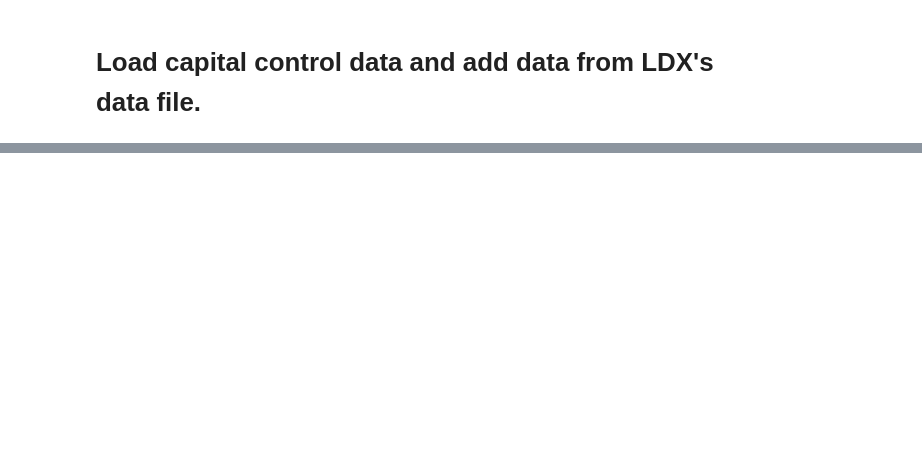
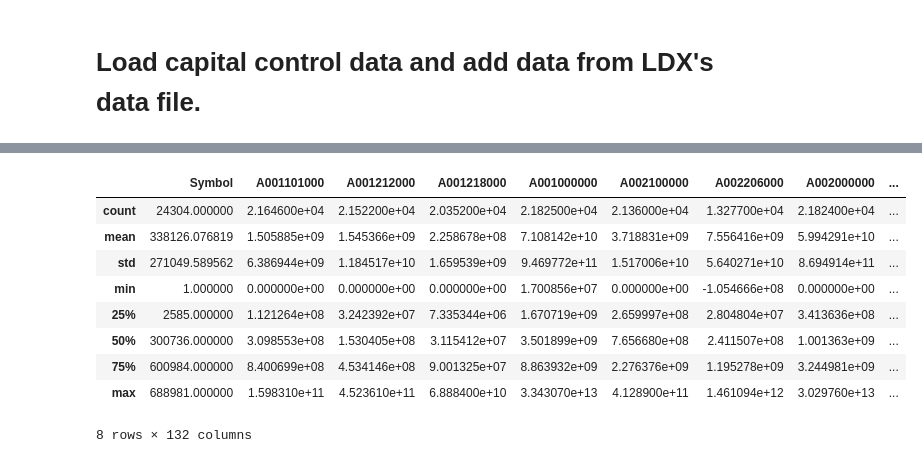
Before and after one commit to wangyouan/CapitalControl, a Jupyter notebook: Notebook/ConstructCapitalControlData.ipynb, the cells around one changed output, grey strips where cells are left out. Saved outputs shown, nothing was run; the diff lists cells and outputs as text; code cells hidden in the pictures; blank space fills up the shorter version.

```diff
--- a/Notebook/ConstructCapitalControlData.ipynb
+++ b/Notebook/ConstructCapitalControlData.ipynb
@@ -27,0 +53,33 @@ ldy_df.to_pickle(os.path.join(const.TEMP_PATH, '20240905_ldy_china_data.pkl'))
+# %%
+for key in ['bsize', 'totalassets', 'firmage', 'fixedassets', 'listage']:
+    ldy_df[f'ln_{key}'] = np.log(ldy_df[key] + 2)
+
+ldy_df.sort_values(by=['Symbol', 'Year'], ascending=True, inplace=True)
+ldy_df['lagged_at'] = ldy_df.groupby('Symbol')['totalassets'].shift(1)
+ldy_df['sale_diff'] = ldy_df.groupby('Symbol')['sales'].diff(1)
+ldy_df['sale_growth'] = ldy_df['sale_diff'] / ldy_df['lagged_at']
+ldy_df['fix_at'] = ldy_df['fixedassets'] / ldy_df['lagged_at']
+ldy_df['salecost_at'] = ldy_df['cost'] / ldy_df['lagged_at']
+ldy_df['rev_at'] = ldy_df['revenue'] / ldy_df['lagged_at']
+
+ldy_df.replace([np.inf, -np.inf], np.nan, inplace=True)
+
+for key in ['zscore', 'tbq3', 'mb', 'incometaxtate', 'tbq2', 'roa', 'growth', 'tbq1', 'lev', 'tbq4', 'sale_growth', 'fix_at', 'salecost_at', 'rev_at']:
+    ldy_df.loc[ldy_df[key].notnull(), key] = winsorize(ldy_df[key].dropna(), limits=(0.01, 0.01))
+# %%
+reg_df: DataFrame = pd.read_stata(os.path.join(const.OUTPUT_PATH, '20240820_cc_reg_data.dta'))
+set(reg_df.keys()).intersection(set(ldy_df.keys()))
+# %%
+reg_df2: DataFrame = reg_df.merge(ldy_df, on=['Symbol', 'Year'], how='left')
+reg_df2.describe()
+# %% [output]
+|  | Symbol | A001101000 | A001212000 | A001218000 | A001000000 | A002100000 | A002206000 | A002000000 | ... |
+| count | 24304.000000 | 2.164600e+04 | 2.152200e+04 | 2.035200e+04 | 2.182500e+04 | 2.136000e+04 | 1.327700e+04 | 2.182400e+04 | ... |
+| mean | 338126.076819 | 1.505885e+09 | 1.545366e+09 | 2.258678e+08 | 7.108142e+10 | 3.718831e+09 | 7.556416e+09 | 5.994291e+10 | ... |
+| std | 271049.589562 | 6.386944e+09 | 1.184517e+10 | 1.659539e+09 | 9.469772e+11 | 1.517006e+10 | 5.640271e+10 | 8.694914e+11 | ... |
+| min | 1.000000 | 0.000000e+00 | 0.000000e+00 | 0.000000e+00 | 1.700856e+07 | 0.000000e+00 | -1.054666e+08 | 0.000000e+00 | ... |
+| 25% | 2585.000000 | 1.121264e+08 | 3.242392e+07 | 7.335344e+06 | 1.670719e+09 | 2.659997e+08 | 2.804804e+07 | 3.413636e+08 | ... |
+| 50% | 300736.000000 | 3.098553e+08 | 1.530405e+08 | 3.115412e+07 | 3.501899e+09 | 7.656680e+08 | 2.411507e+08 | 1.001363e+09 | ... |
+| 75% | 600984.000000 | 8.400699e+08 | 4.534146e+08 | 9.001325e+07 | 8.863932e+09 | 2.276376e+09 | 1.195278e+09 | 3.244981e+09 | ... |
+| max | 688981.000000 | 1.598310e+11 | 4.523610e+11 | 6.888400e+10 | 3.343070e+13 | 4.128900e+11 | 1.461094e+12 | 3.029760e+13 | ... |
+8 rows × 132 columns
```
Also changed, not shown: parts of 12 cells of this notebook.
